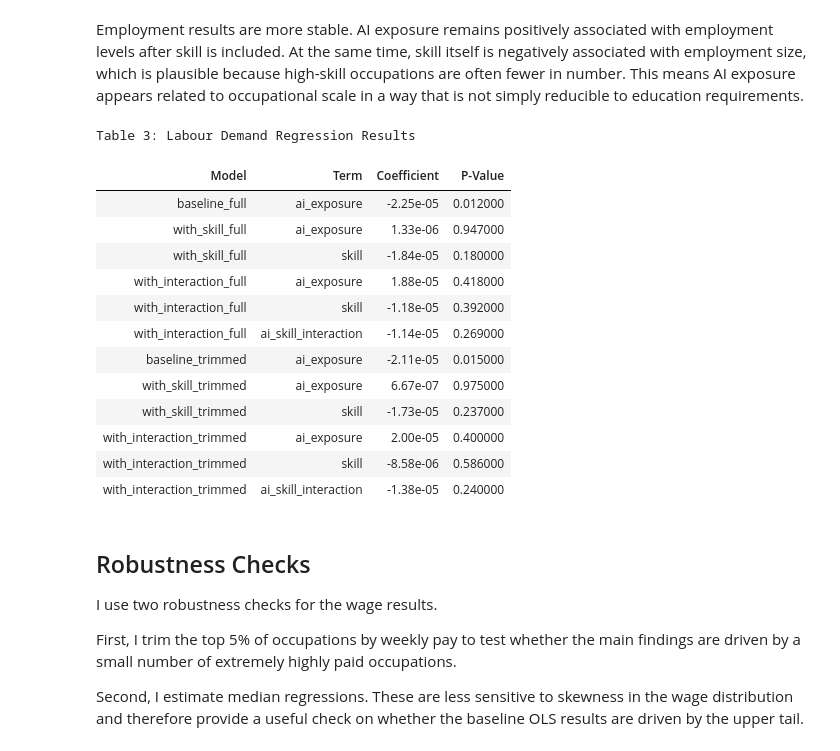
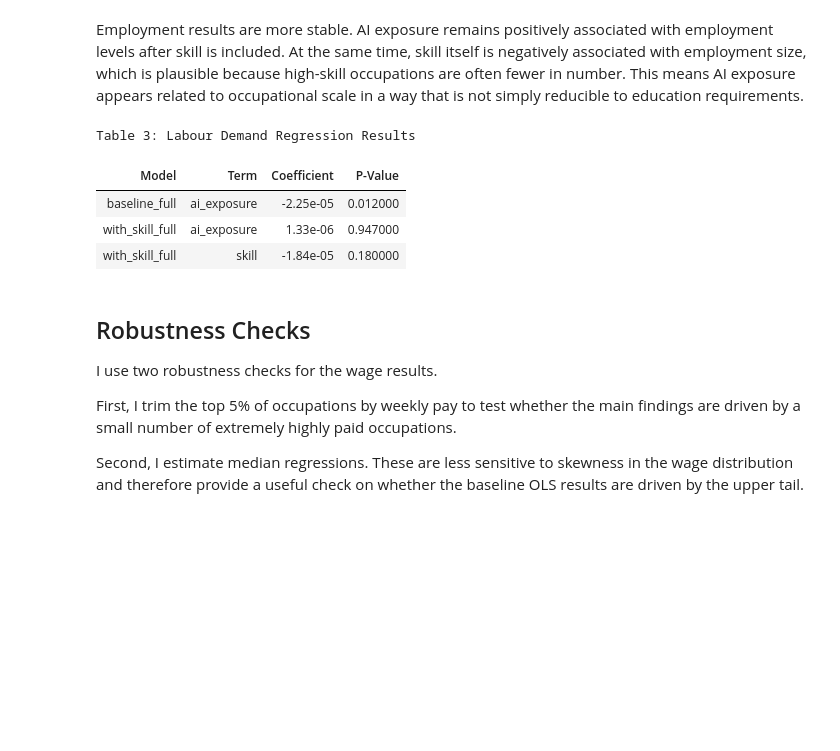
Before and after one commit to riyachandarana/Empirical-Project-2026, a Jupyter notebook: blog.ipynb, the cells around one changed output. Drawn from its saved outputs; the diff is of its cells as text; code cells hidden in the pictures; blank space fills up the shorter version.

Commit message:
Condense Table 3 to key rows

```diff
--- a/blog.ipynb
+++ b/blog.ipynb
@@ -214,31 +214,23 @@ Table 2: Employment Regression Results (Full Sample)
 Employment results are more stable. AI exposure remains positively associated with employment levels after skill is included. At the same time, skill itself is negatively associated with employment size, which is plausible because high-skill occupations are often fewer in number. This means AI exposure appears related to occupational scale in a way that is not simply reducible to education requirements.
 # %%
 demand_summary = demand_results[
-    demand_results["term"].isin(["ai_exposure", "skill", "ai_skill_interaction"])
+    demand_results["model"].isin(["baseline_full", "with_skill_full"]) &
+    demand_results["term"].isin(["ai_exposure", "skill"])
 ][["model", "term", "coef", "p_value"]].copy()
 
 demand_summary["coef"] = demand_summary["coef"].apply(lambda x: f"{x:.2e}")
 demand_summary["p_value"] = demand_summary["p_value"].round(3)
 demand_summary.columns = ["Model", "Term", "Coefficient", "P-Value"]
 
 styled = demand_summary.style.set_caption("Table 3: Labour Demand Regression Results")
 styled = styled.hide(axis="index")
 styled
 # %% [output]
 Table 3: Labour Demand Regression Results
 | Model | Term | Coefficient | P-Value |
 | baseline_full | ai_exposure | -2.25e-05 | 0.012000 |
 | with_skill_full | ai_exposure | 1.33e-06 | 0.947000 |
 | with_skill_full | skill | -1.84e-05 | 0.180000 |
-| with_interaction_full | ai_exposure | 1.88e-05 | 0.418000 |
-| with_interaction_full | skill | -1.18e-05 | 0.392000 |
-| with_interaction_full | ai_skill_interaction | -1.14e-05 | 0.269000 |
-| baseline_trimmed | ai_exposure | -2.11e-05 | 0.015000 |
-| with_skill_trimmed | ai_exposure | 6.67e-07 | 0.975000 |
-| with_skill_trimmed | skill | -1.73e-05 | 0.237000 |
-| with_interaction_trimmed | ai_exposure | 2.00e-05 | 0.400000 |
-| with_interaction_trimmed | skill | -8.58e-06 | 0.586000 |
-| with_interaction_trimmed | ai_skill_interaction | -1.38e-05 | 0.240000 |
 # %% [markdown]
 ## Robustness Checks
 
```
Also changed, not shown: 1 other file.
